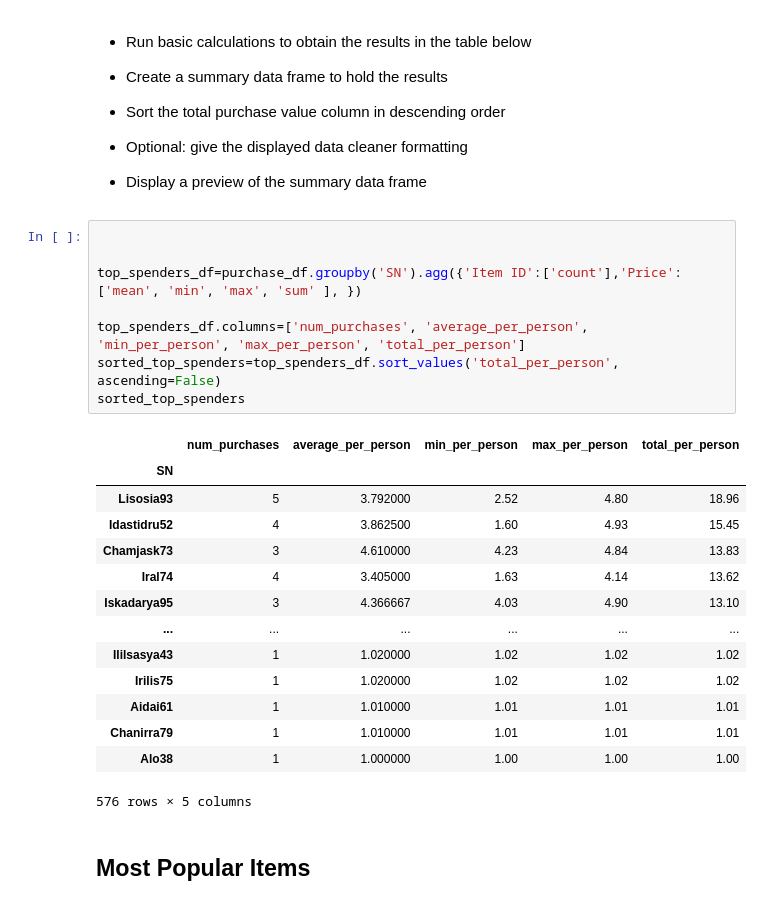
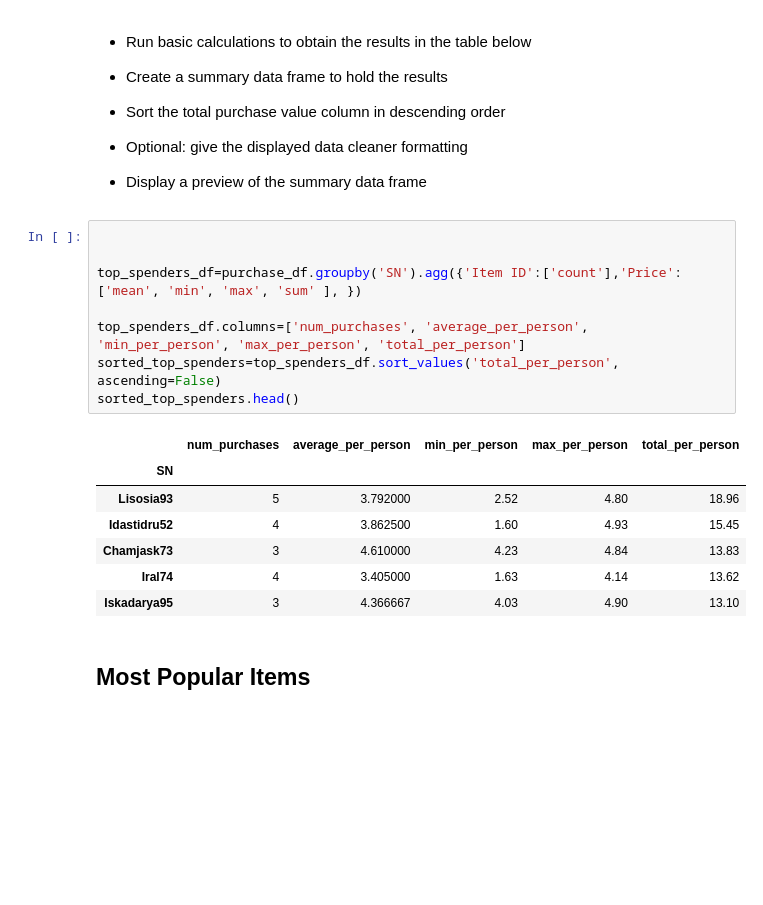
Before and after one commit to scottcm73/pandas_challenge, a Jupyter notebook: HeroesOfPymoli/HeroesOfPymoli_starter3.ipynb, the cells around one changed output. Cells and saved outputs as stored; diff of their text form; blank space fills up the shorter version.

```diff
--- a/HeroesOfPymoli/HeroesOfPymoli_starter3.ipynb
+++ b/HeroesOfPymoli/HeroesOfPymoli_starter3.ipynb
@@ -191,26 +234,19 @@ age_df
 # %%
 
 
 top_spenders_df=purchase_df.groupby('SN').agg({'Item ID':['count'],'Price': ['mean', 'min', 'max', 'sum' ], })
 
 top_spenders_df.columns=['num_purchases', 'average_per_person', 'min_per_person', 'max_per_person', 'total_per_person']
 sorted_top_spenders=top_spenders_df.sort_values('total_per_person', ascending=False)
-sorted_top_spenders
+sorted_top_spenders.head()
 # %% [output]
 |  | num_purchases | average_per_person | min_per_person | max_per_person | total_per_person |
 | SN |  |  |  |  |  |
 | Lisosia93 | 5 | 3.792000 | 2.52 | 4.80 | 18.96 |
 | Idastidru52 | 4 | 3.862500 | 1.60 | 4.93 | 15.45 |
 | Chamjask73 | 3 | 4.610000 | 4.23 | 4.84 | 13.83 |
 | Iral74 | 4 | 3.405000 | 1.63 | 4.14 | 13.62 |
 | Iskadarya95 | 3 | 4.366667 | 4.03 | 4.90 | 13.10 |
-| ... | ... | ... | ... | ... | ... |
-| Ililsasya43 | 1 | 1.020000 | 1.02 | 1.02 | 1.02 |
-| Irilis75 | 1 | 1.020000 | 1.02 | 1.02 | 1.02 |
-| Aidai61 | 1 | 1.010000 | 1.01 | 1.01 | 1.01 |
-| Chanirra79 | 1 | 1.010000 | 1.01 | 1.01 | 1.01 |
-| Alo38 | 1 | 1.000000 | 1.00 | 1.00 | 1.00 |
-576 rows × 5 columns
 # %% [markdown]
 ## Most Popular Items
 # %% [markdown]
```
Also changed, not shown: parts of 5 cells of this notebook.
